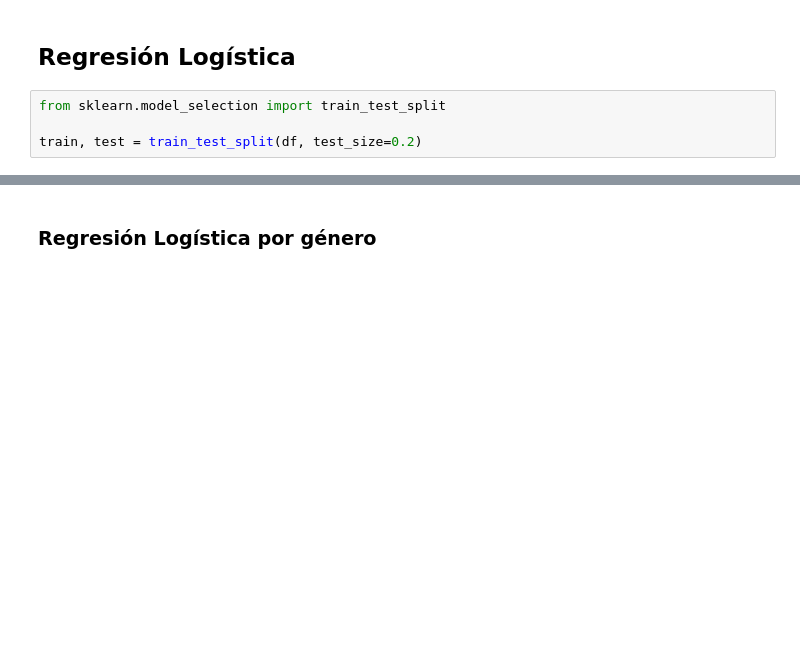
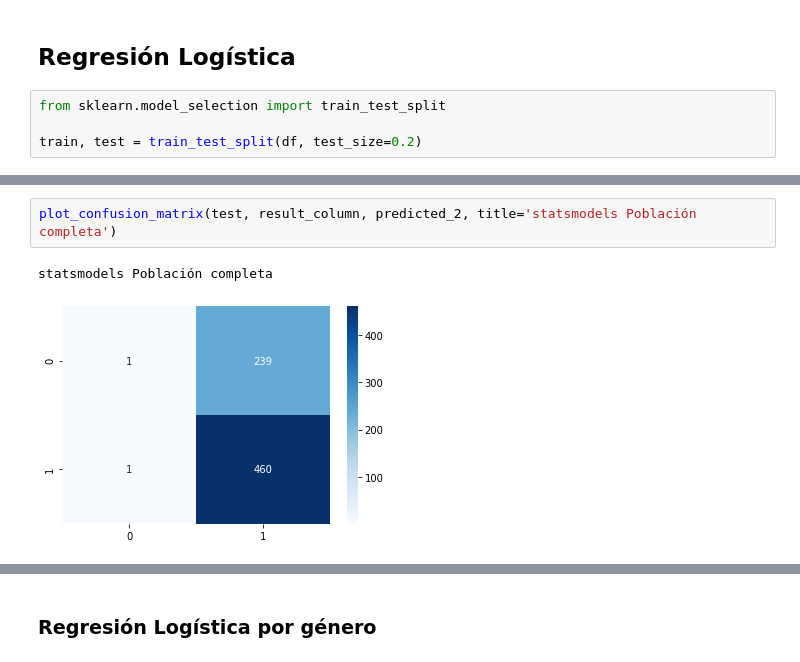
Before and after one commit to FelipeGorostiaga/MachineLearning, a Jupyter notebook: src/tp4/tp4.ipynb, the cells around one changed output, grey strips where cells are left out. Drawn from its saved outputs; the diff is of its cells as text; blank space fills up the shorter version.

```diff
--- a/src/tp4/tp4.ipynb
+++ b/src/tp4/tp4.ipynb
@@ -142,3 +141,8 @@ Población completa
+# %%
+plot_confusion_matrix(test, result_column, predicted_2, title='statsmodels Población completa')
+# %% [output]
+statsmodels Población completa
+[figure, added]
 # %%
 print(classification_report(test[result_column], predicted))
 # %% [output]
```
Also changed, not shown: parts of 9 cells of this notebook.
